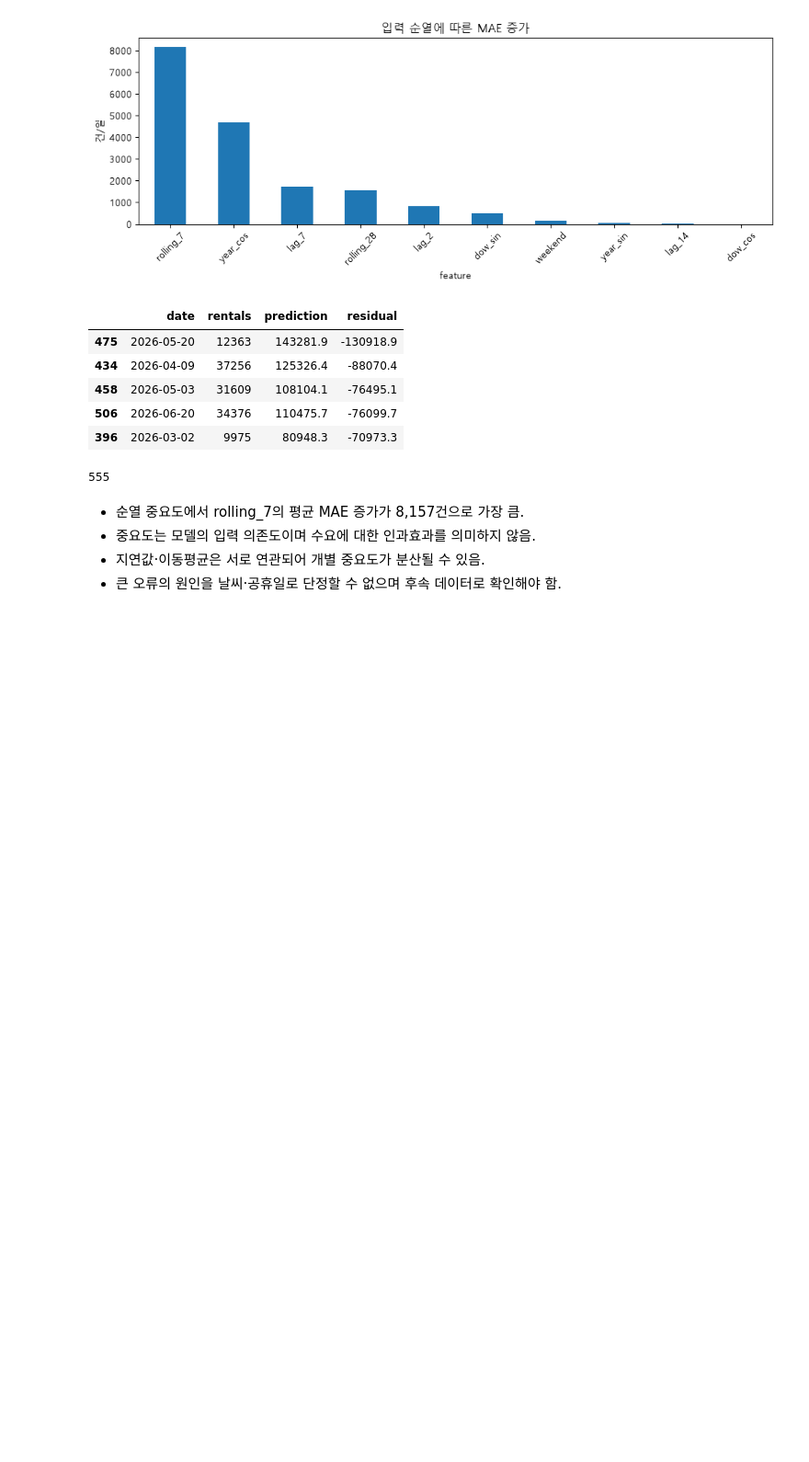
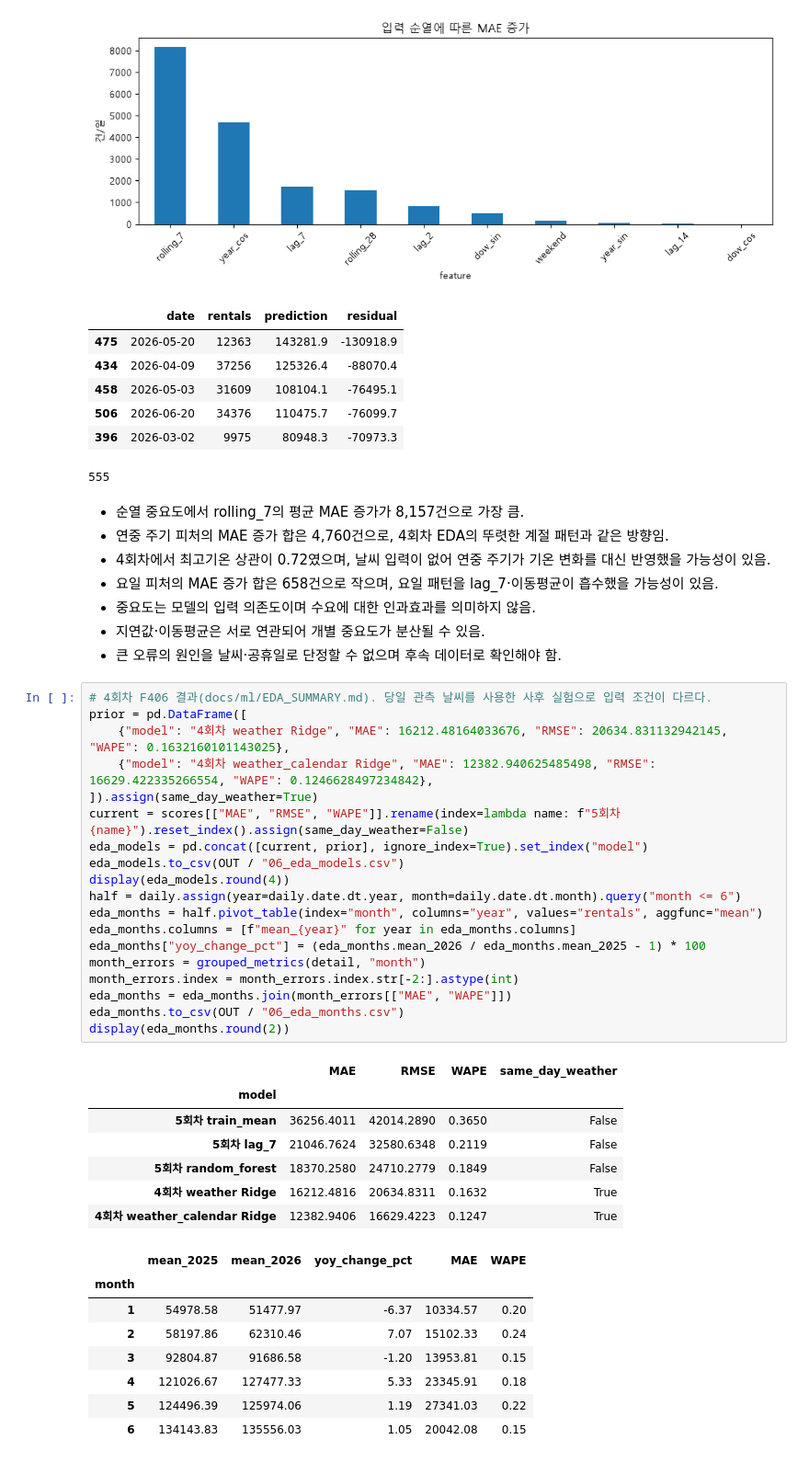
Before and after one commit to cheese-flavor/2026_ttareungi, a Jupyter notebook: notebooks/ml/06.ipynb, the cells around one changed output. Shown at 92% size. Cells and saved outputs as stored; diff of their text form; blank space fills up the shorter version.

Commit message:
[6] link test errors and importance to prior EDA
Co-Authored-By: Claude Opus 5.5 <noreply@anthropic.com>

```diff
--- a/notebooks/ml/06.ipynb
+++ b/notebooks/ml/06.ipynb
@@ -136,6 +136,44 @@ display(worst.round(1))
 555
 # %% [markdown]
 - 순열 중요도에서 rolling_7의 평균 MAE 증가가 8,157건으로 가장 큼.
+- 연중 주기 피처의 MAE 증가 합은 4,760건으로, 4회차 EDA의 뚜렷한 계절 패턴과 같은 방향임.
+- 4회차에서 최고기온 상관이 0.72였으며, 날씨 입력이 없어 연중 주기가 기온 변화를 대신 반영했을 가능성이 있음.
+- 요일 피처의 MAE 증가 합은 658건으로 작으며, 요일 패턴을 lag_7·이동평균이 흡수했을 가능성이 있음.
 - 중요도는 모델의 입력 의존도이며 수요에 대한 인과효과를 의미하지 않음.
 - 지연값·이동평균은 서로 연관되어 개별 중요도가 분산될 수 있음.
 - 큰 오류의 원인을 날씨·공휴일로 단정할 수 없으며 후속 데이터로 확인해야 함.
+# %%
+# 4회차 F406 결과(docs/ml/EDA_SUMMARY.md). 당일 관측 날씨를 사용한 사후 실험으로 입력 조건이 다르다.
+prior = pd.DataFrame([
+    {"model": "4회차 weather Ridge", "MAE": 16212.48164033676, "RMSE": 20634.831132942145, "WAPE": 0.1632160101143025},
+    {"model": "4회차 weather_calendar Ridge", "MAE": 12382.940625485498, "RMSE": 16629.422335266554, "WAPE": 0.1246628497234842},
+]).assign(same_day_weather=True)
+current = scores[["MAE", "RMSE", "WAPE"]].rename(index=lambda name: f"5회차 {name}").reset_index().assign(same_day_weather=False)
+eda_models = pd.concat([current, prior], ignore_index=True).set_index("model")
+eda_models.to_csv(OUT / "06_eda_models.csv")
+display(eda_models.round(4))
+half = daily.assign(year=daily.date.dt.year, month=daily.date.dt.month).query("month <= 6")
+eda_months = half.pivot_table(index="month", columns="year", values="rentals", aggfunc="mean")
+eda_months.columns = [f"mean_{year}" for year in eda_months.columns]
+eda_months["yoy_change_pct"] = (eda_months.mean_2026 / eda_months.mean_2025 - 1) * 100
+month_errors = grouped_metrics(detail, "month")
+month_errors.index = month_errors.index.str[-2:].astype(int)
+eda_months = eda_months.join(month_errors[["MAE", "WAPE"]])
+eda_months.to_csv(OUT / "06_eda_months.csv")
+display(eda_months.round(2))
+# %% [output]
+|  | MAE | RMSE | WAPE | same_day_weather |
+| model |  |  |  |  |
+| 5회차 train_mean | 36256.4011 | 42014.2890 | 0.3650 | False |
+| 5회차 lag_7 | 21046.7624 | 32580.6348 | 0.2119 | False |
+| 5회차 random_forest | 18370.2580 | 24710.2779 | 0.1849 | False |
+| 4회차 weather Ridge | 16212.4816 | 20634.8311 | 0.1632 | True |
+| 4회차 weather_calendar Ridge | 12382.9406 | 16629.4223 | 0.1247 | True |
+|  | mean_2025 | mean_2026 | yoy_change_pct | MAE | WAPE |
+| month |  |  |  |  |  |
+| 1 | 54978.58 | 51477.97 | -6.37 | 10334.57 | 0.20 |
+| 2 | 58197.86 | 62310.46 | 7.07 | 15102.33 | 0.24 |
+| 3 | 92804.87 | 91686.58 | -1.20 | 13953.81 | 0.15 |
+| 4 | 121026.67 | 127477.33 | 5.33 | 23345.91 | 0.18 |
+| 5 | 124496.39 | 125974.06 | 1.19 | 27341.03 | 0.22 |
+| 6 | 134143.83 | 135556.03 | 1.05 | 20042.08 | 0.15 |
```
Also changed, not shown: parts of 1 cell of this notebook, 6 other files.
